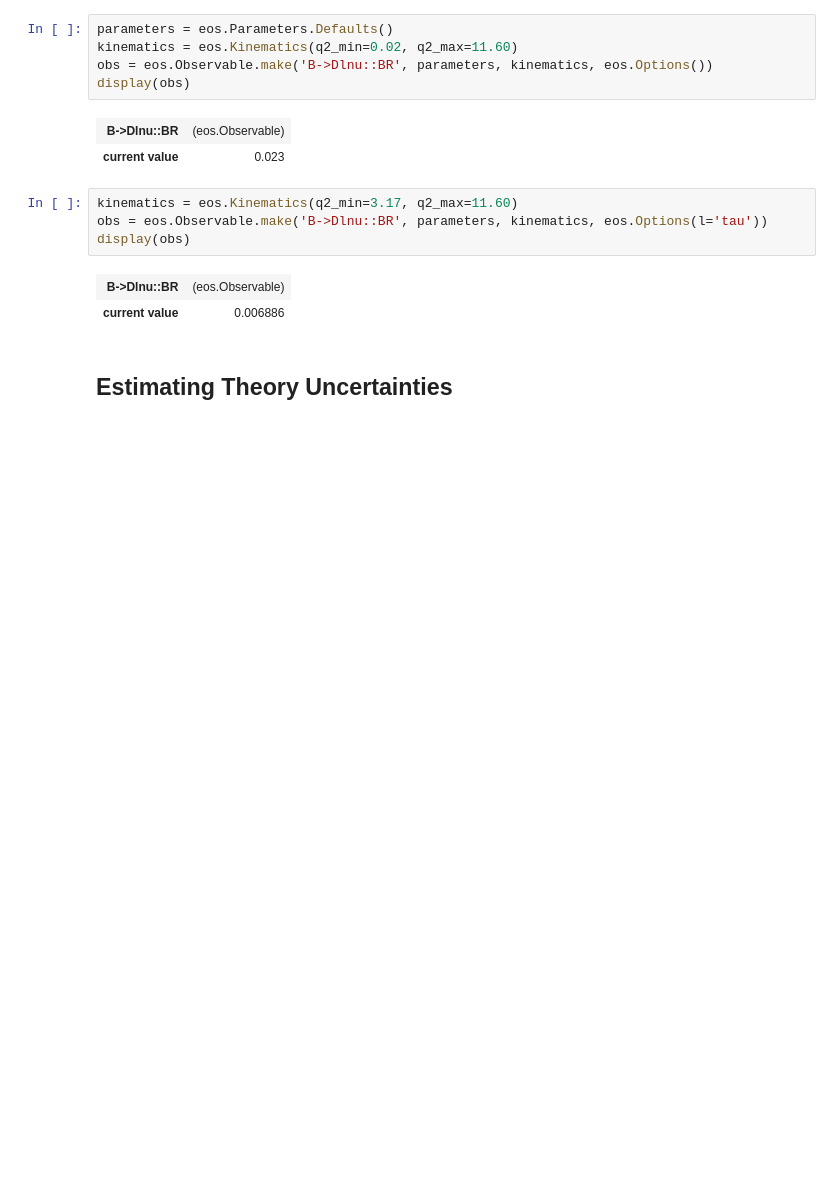
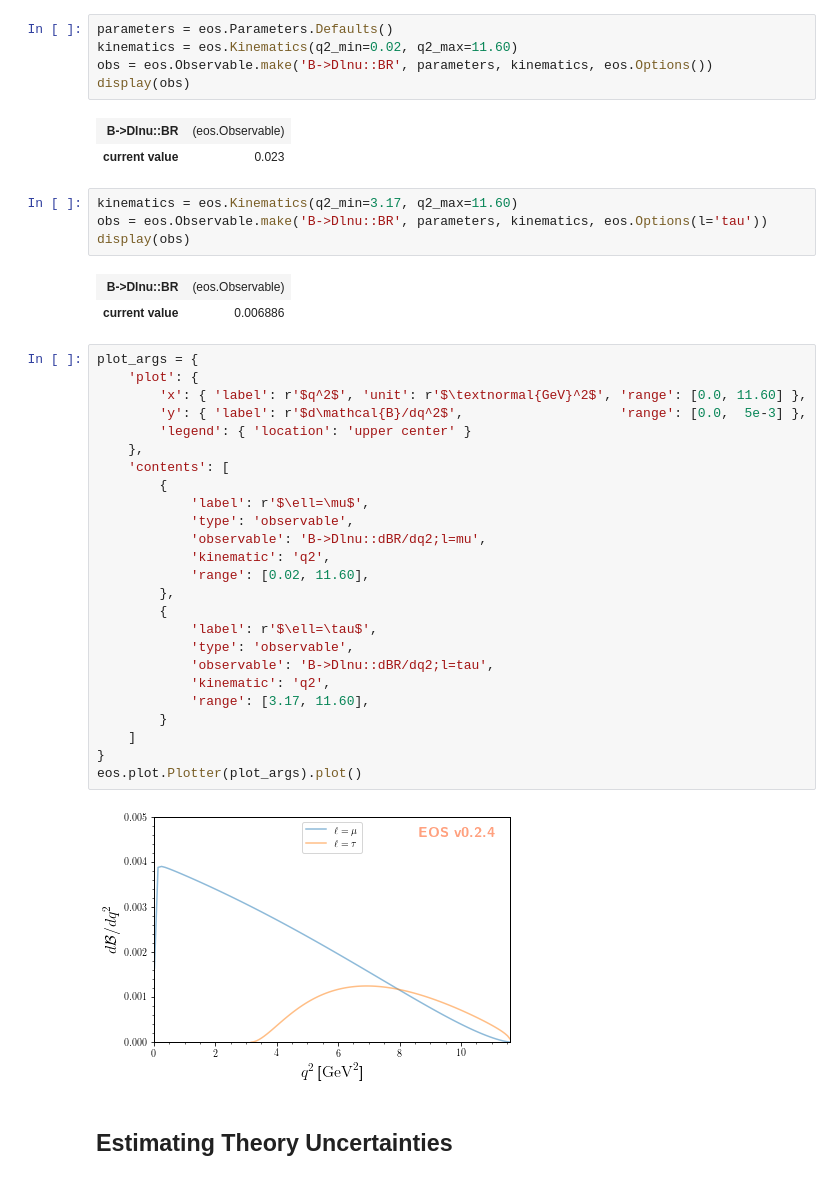
Before and after one commit to eos/eos, a Jupyter notebook: examples/predictions.ipynb, the cells around one changed output. Cells and saved outputs as stored; diff of their text form; blank space fills up the shorter version.

```diff
--- a/examples/predictions.ipynb
+++ b/examples/predictions.ipynb
@@ -40,6 +41,33 @@ display(obs)
 # %% [output]
 | B->Dlnu::BR | (eos.Observable) |
 | current value | 0.006886 |
+# %%
+plot_args = {
+    'plot': {
+        'x': { 'label': r'$q^2$', 'unit': r'$\textnormal{GeV}^2$', 'range': [0.0, 11.60] },
+        'y': { 'label': r'$d\mathcal{B}/dq^2$',                    'range': [0.0,  5e-3] },
+        'legend': { 'location': 'upper center' }
+    },
+    'contents': [
+        {
+            'label': r'$\ell=\mu$',
+            'type': 'observable',
+            'observable': 'B->Dlnu::dBR/dq2;l=mu',
+            'kinematic': 'q2',
+            'range': [0.02, 11.60],
+        },
+        {
+            'label': r'$\ell=\tau$',
+            'type': 'observable',
+            'observable': 'B->Dlnu::dBR/dq2;l=tau',
+            'kinematic': 'q2',
+            'range': [3.17, 11.60],
+        }
+    ]
+}
+eos.plot.Plotter(plot_args).plot()
+# %% [output]
+[figure, added]
 # %% [markdown]
 ## Estimating Theory Uncertainties
 # %%
```
Also changed, not shown: parts of 9 cells of this notebook.
